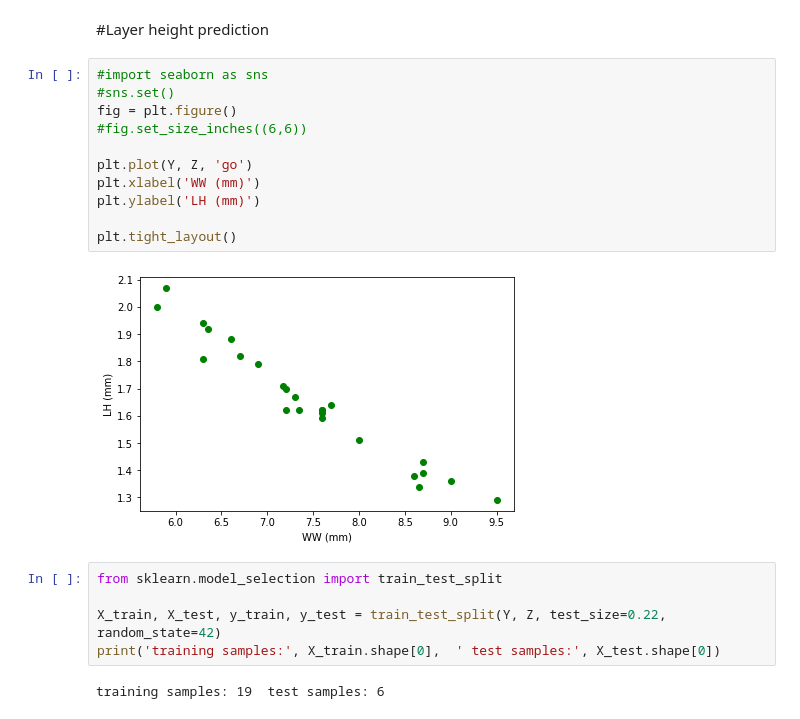
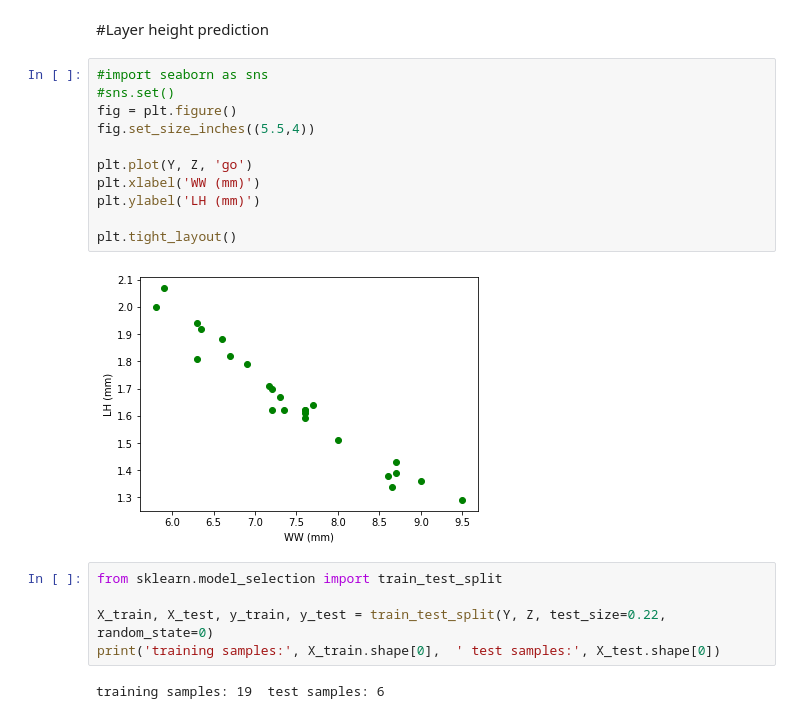
Before and after one commit to GermanOmar/ANN1, a Jupyter notebook: GPs_WAAM_PvsWW.ipynb, the cells around one changed output. Drawn from its saved outputs; the diff is of its cells as text.

```diff
--- a/GPs_WAAM_PvsWW.ipynb
+++ b/GPs_WAAM_PvsWW.ipynb
@@ -228,20 +216,20 @@ plt.legend(loc='upper left')
 # %%
 #import seaborn as sns
 #sns.set()
 fig = plt.figure()
-#fig.set_size_inches((6,6))
+fig.set_size_inches((5.5,4))
 
 plt.plot(Y, Z, 'go')
 plt.xlabel('WW (mm)')
 plt.ylabel('LH (mm)')
 
 plt.tight_layout()
 # %% [output]
-[figure, old version]
+[figure, new version]
 # %%
 from sklearn.model_selection import train_test_split
 
-X_train, X_test, y_train, y_test = train_test_split(Y, Z, test_size=0.22, random_state=42)
+X_train, X_test, y_train, y_test = train_test_split(Y, Z, test_size=0.22, random_state=0)
 print('training samples:', X_train.shape[0],  ' test samples:', X_test.shape[0])
 # %% [output]
 training samples: 19  test samples: 6
```
Also changed, not shown: parts of 14 cells of this notebook.
